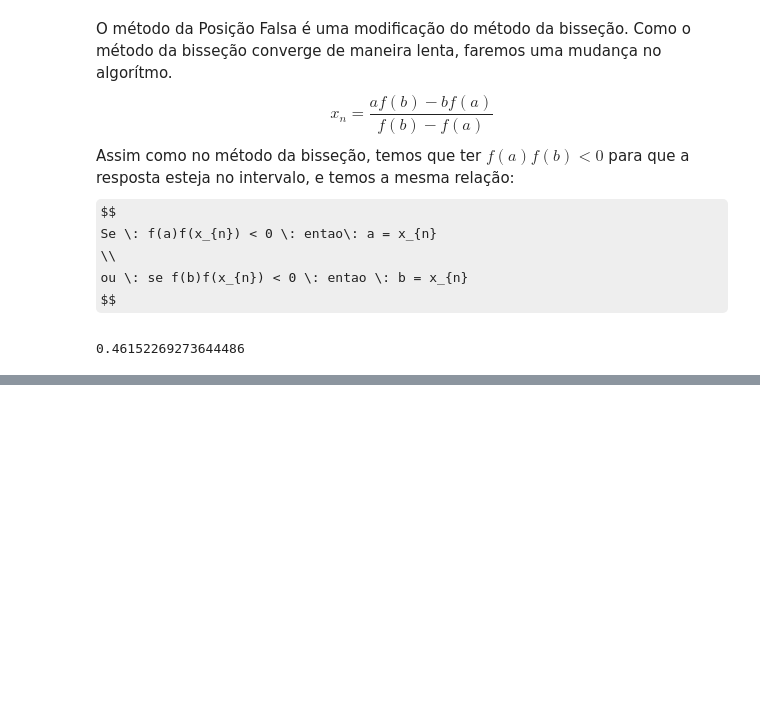
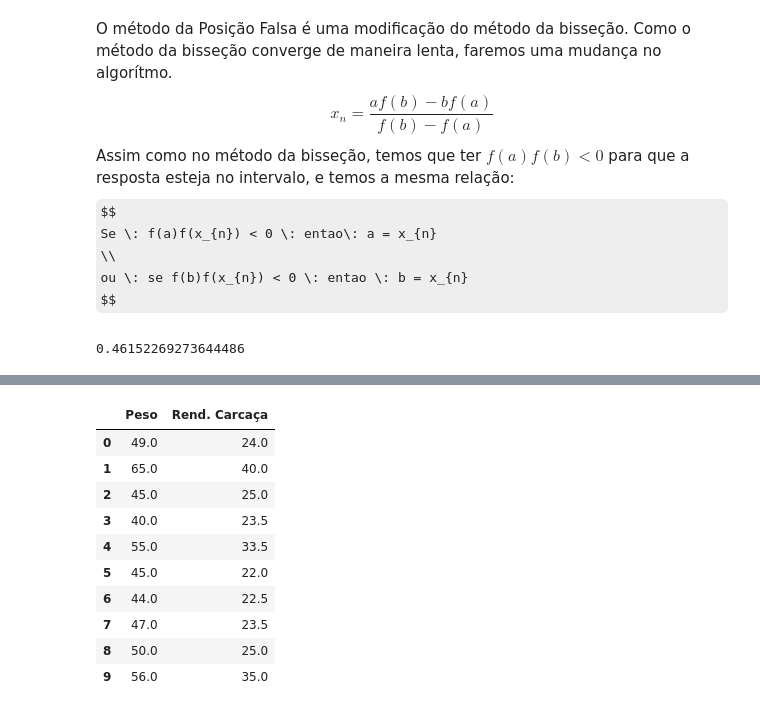
Before and after one commit to Lucas-E/calculoNumerico, a Jupyter notebook: listaCalculoNumerico.ipynb, the cells around one changed output, grey strips where cells are left out. Cells and saved outputs as stored; diff of their text form; code cells hidden in the pictures; some formulas as TeX source; blank space fills up the shorter version.

```diff
--- a/listaCalculoNumerico.ipynb
+++ b/listaCalculoNumerico.ipynb
@@ -344,0 +361,14 @@ Percebemos, então
+# %%
+df
+# %% [output]
+|  | Peso | Rend. Carcaça |
+| 0 | 49.0 | 24.0 |
+| 1 | 65.0 | 40.0 |
+| 2 | 45.0 | 25.0 |
+| 3 | 40.0 | 23.5 |
+| 4 | 55.0 | 33.5 |
+| 5 | 45.0 | 22.0 |
+| 6 | 44.0 | 22.5 |
+| 7 | 47.0 | 23.5 |
+| 8 | 50.0 | 25.0 |
+| 9 | 56.0 | 35.0 |
```
Also changed, not shown: parts of 18 cells of this notebook.
